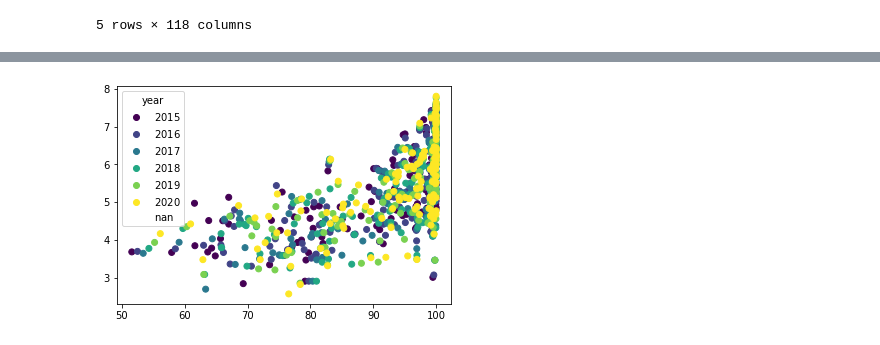
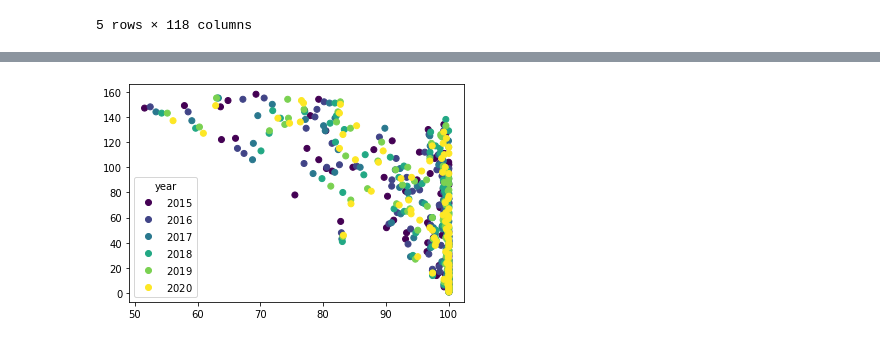
Before and after one commit to kawandag/PopulationvsHappinessData, a Jupyter notebook: waterSanitationVsWHI.ipynb, the cells around one changed output, grey strips where cells are left out. Drawn from its saved outputs; the diff is of its cells as text; code cells hidden in the pictures.

```diff
--- a/waterSanitationVsWHI.ipynb
+++ b/waterSanitationVsWHI.ipynb
@@ -147,0 +127,13 @@ pasw_df.head()
+# %%
+#isolating the columns interested
+c = [
+    'Entity',
+    'Year',
+    'Access to improved drinking water',
+    'Access to basic drinking water'
+]
+
+pasw_df = pasw_df[c]
+#rename to merge table with happiness table
+pasw_df = pasw_df.rename(columns={'Entity':'Country'})
+pasw_df.head()
@@ -148,3 +147,4 @@ pasw_df.head()
 # %%
 merged_df2 = pd.merge(whi_df, pasw_df, on=["Country", "Year"], how="left")
-merged_df.dropna(inplace = True)
+merged_df2.dropna(inplace = True)
+merged_df2.head()
@@ -151,9 +200,9 @@ merged_df.dropna(inplace = True)
 # %%
 fig, ax = plt.subplots()
 
-b = plt.scatter(merged_df2["Access to improved drinking water"], merged_df2["Score"],c=merged_df2['Year'])
-legend = ax.legend(*b.legend_elements(), loc ='upper left',title ='year')
+b = plt.scatter(merged_df2["Access to improved drinking water"], merged_df2["Rank"],c=merged_df2['Year'])
+legend = ax.legend(*b.legend_elements(), loc ='lower left',title ='year')
 
 plt.show()
 # %% [output]
-[figure, old version]
+[figure, new version]
```
Also changed, not shown: parts of 12 cells of this notebook.
